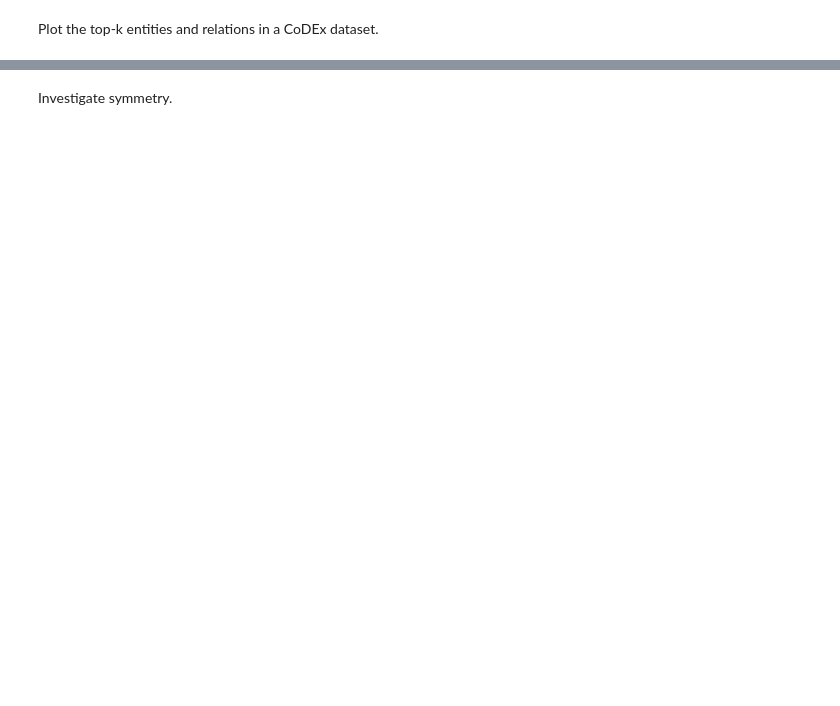
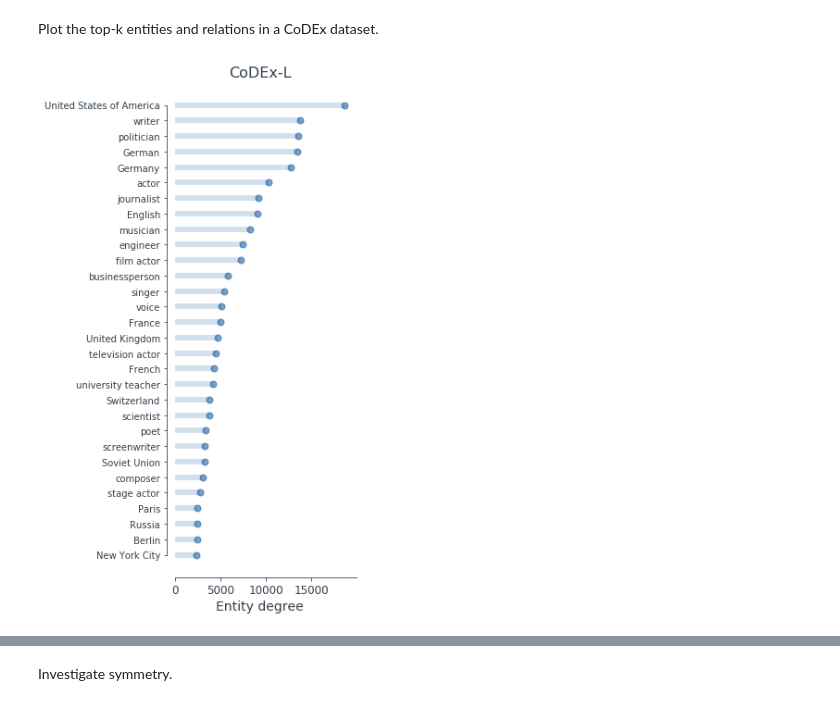
Before and after one commit to tsafavi/codex, a Jupyter notebook: Explore CoDEx.ipynb, the cells around one changed output, grey strips where cells are left out. Cells and saved outputs as stored; diff of their text form; code cells hidden in the pictures; blank space fills up the shorter version.

```diff
--- a/Explore CoDEx.ipynb
+++ b/Explore CoDEx.ipynb
@@ -330,28 +333,30 @@ def plot_top_k(count_df, k=30,
     return ax
 # %%
 size = 'l'
-Codex = codex.Codex(size=size)
+codex = Codex(size=size)
 
-triples = Codex.triples()
+triples = codex.triples()
 count_df = count_entities(triples)
 
-count_df['label'] = [Codex.entity_label(eid) for eid in count_df['entity']]
+count_df['label'] = [codex.entity_label(eid) for eid in count_df['entity']]
 
 k = 30
 
 ax = plot_top_k(
     count_df,
     k=k,
     color=palette[-1],
     linewidths=6
 )
 
 ax.set_xscale('linear')
 ax.set_xlabel('Entity degree', fontsize=14)
-ax.set_title(Codex.name(), fontsize=16)
+ax.set_title(codex.name(), fontsize=16)
 ax.tick_params('x', labelsize=12)
 
 plt.tight_layout()
 plt.show()
+# %% [output]
+[figure, added]
 # %%
 count_df = count_relations(triples)
```
Also changed, not shown: parts of 22 cells of this notebook, 5 other files.
